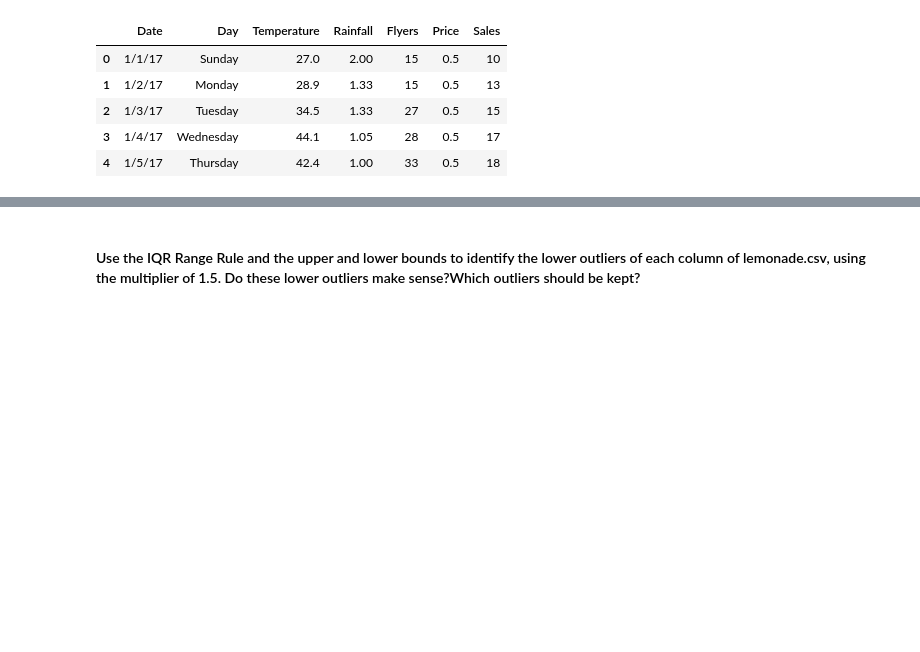
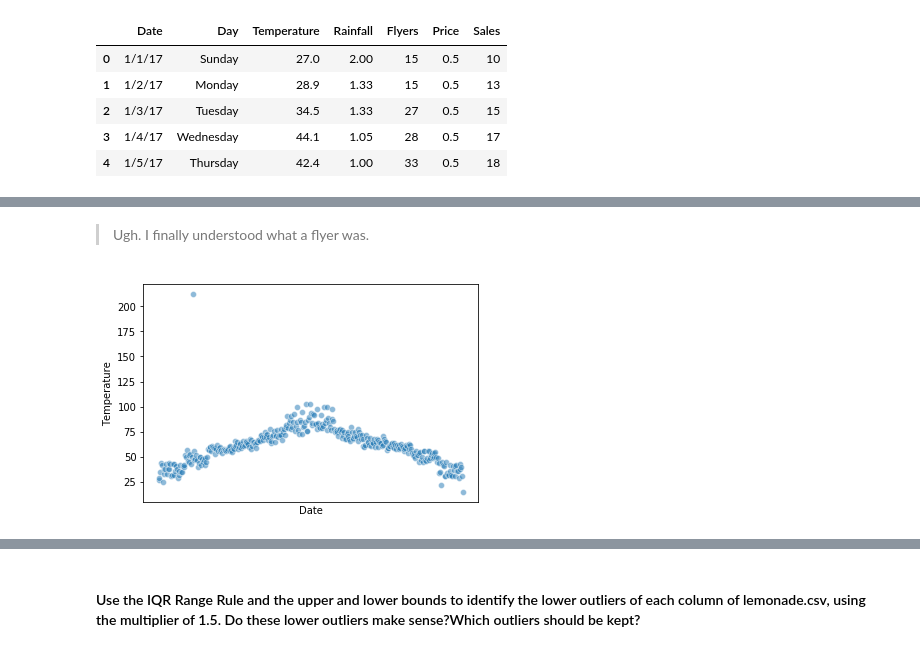
Before and after one commit to misty-garcia/ds-methodologies-exercises, a Jupyter notebook: anomaly_detection/continuous-probabilistic-methods.ipynb, the cells around one changed output, grey strips where cells are left out. Saved outputs shown, nothing was run; the diff lists cells and outputs as text; code cells hidden in the pictures; blank space fills up the shorter version.

```diff
--- a/anomaly_detection/continuous-probabilistic-methods.ipynb
+++ b/anomaly_detection/continuous-probabilistic-methods.ipynb
@@ -61,0 +77,8 @@ memory usage: 20.1+ KB
+# %% [markdown]
+> Ugh. I finally understood what a flyer was.
+# %%
+sns.scatterplot(df.Date, df.Temperature, alpha=.5)
+plt.xticks([])
+plt.show()
+# %% [output]
+[figure, added]
```
Also changed, not shown: parts of 9 cells of this notebook.
